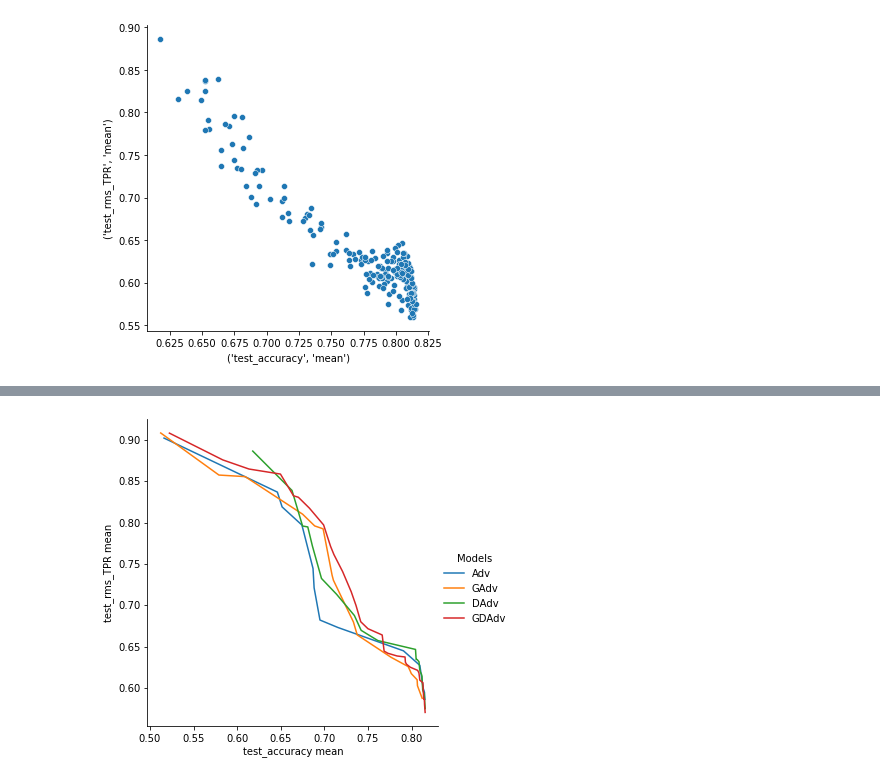
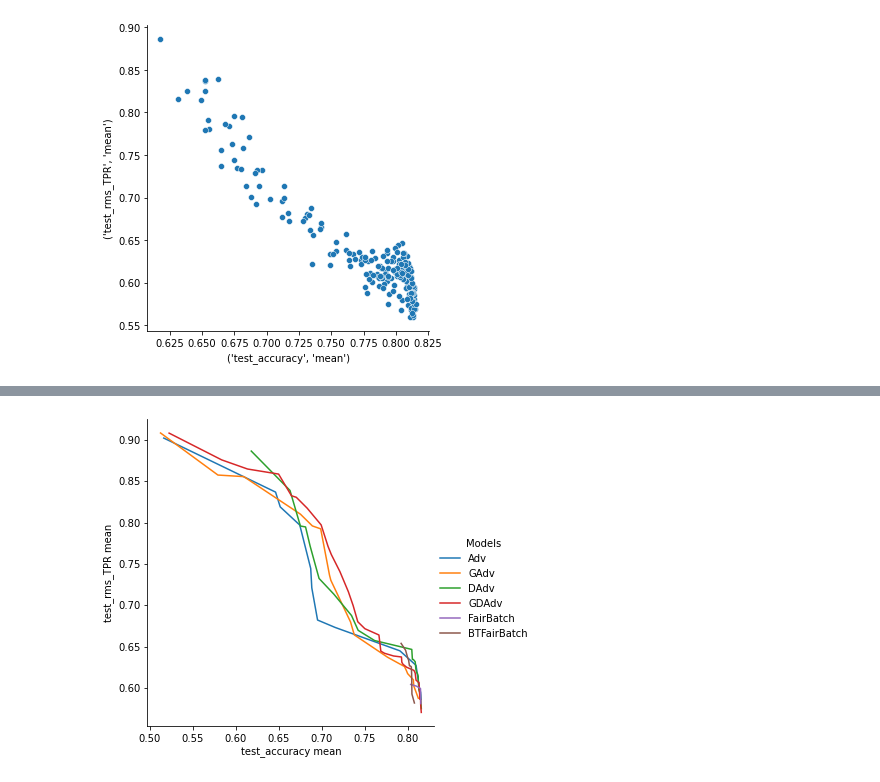
Before and after one commit to Libr-AI/fairlib, a Jupyter notebook: analysis/Bios_both_model_selection.ipynb, the cells around one changed output, grey strips where cells are left out. Cells and saved outputs as stored; diff of their text form; code cells hidden in the pictures.

Commit message:
Bios both results

```diff
--- a/analysis/Bios_both_model_selection.ipynb
+++ b/analysis/Bios_both_model_selection.ipynb
@@ -125,6 +121,7 @@ GDAdv_df = model_selection(
     GAP_metric_name = "rms_TPR",
     Performance_metric_name = "accuracy",
     selection_criterion = "DTO",
+    save_path = "results/Bios_both_GDAdv_df.pkl"
     )
 # %% [output]
 [Parallel(n_jobs=20)]: Using backend LokyBackend with 20 concurrent workers.
@@ -159,6 +152,7 @@ BTGDAdv_df = model_selection(
     GAP_metric_name = "rms_TPR",
     Performance_metric_name = "accuracy",
     selection_criterion = "DTO",
+    save_path = "results/Bios_both_BTGDAdv_df.pkl",
     )
 # %% [output]
 [Parallel(n_jobs=20)]: Using backend LokyBackend with 20 concurrent workers.
@@ -185,0 +176,13 @@ create_plots(
+# %%
+FairBatch_df = model_selection(
+    results_dir= r"G:\Experimental_results",
+    project_dir= r"FairBatch/Bios_both",
+    checkpoint_dir= "models",
+    checkpoint_name= "checkpoint_epoch",
+    model_id= "FairBatch",
+    GAP_metric_name = "rms_TPR",
+    Performance_metric_name = "accuracy",
+    selection_criterion = "DTO",
+    index_column_names = ['DyBTObj', 'DyBTalpha', 'DyBTinit'],
+    save_path = "results/Bios_both_FairBatch_df.pkl"
+    )
@@ -185,0 +194,13 @@ create_plots(
+# %%
+BTFairBatch_df = model_selection(
+    results_dir= r"G:\Experimental_results",
+    project_dir= r"FairBatch/Bios_both",
+    checkpoint_dir= "models",
+    checkpoint_name= "checkpoint_epoch",
+    model_id= "BTInitFairBatch",
+    GAP_metric_name = "rms_TPR",
+    Performance_metric_name = "accuracy",
+    selection_criterion = "DTO",
+    index_column_names = ['DyBTObj', 'DyBTalpha', 'DyBTinit'],
+    save_path = "results/Bios_both_BTFairBatch_df.pkl"
+    )
@@ -213,14 +241,16 @@ merged_GAdv = pd.concat([GAdv_df, BTGAdv_df])
 # %%
 _results_dict = {
     "Adv": Adv_df,
     "GAdv": merged_GAdv,
     "DAdv": DAdv_df,
     "GDAdv": merged_GDAdv,
+    "FairBatch": FairBatch_df,
+    "BTFairBatch": BTFairBatch_df,
 }
 
 _final_df = model_comparasion(
     results_dict = _results_dict,
     pareto_selection="test",
     )
 # %% [output]
-[figure, old version]
+[figure, new version]
```
Also changed, not shown: parts of 19 cells of this notebook, 8 other files.
